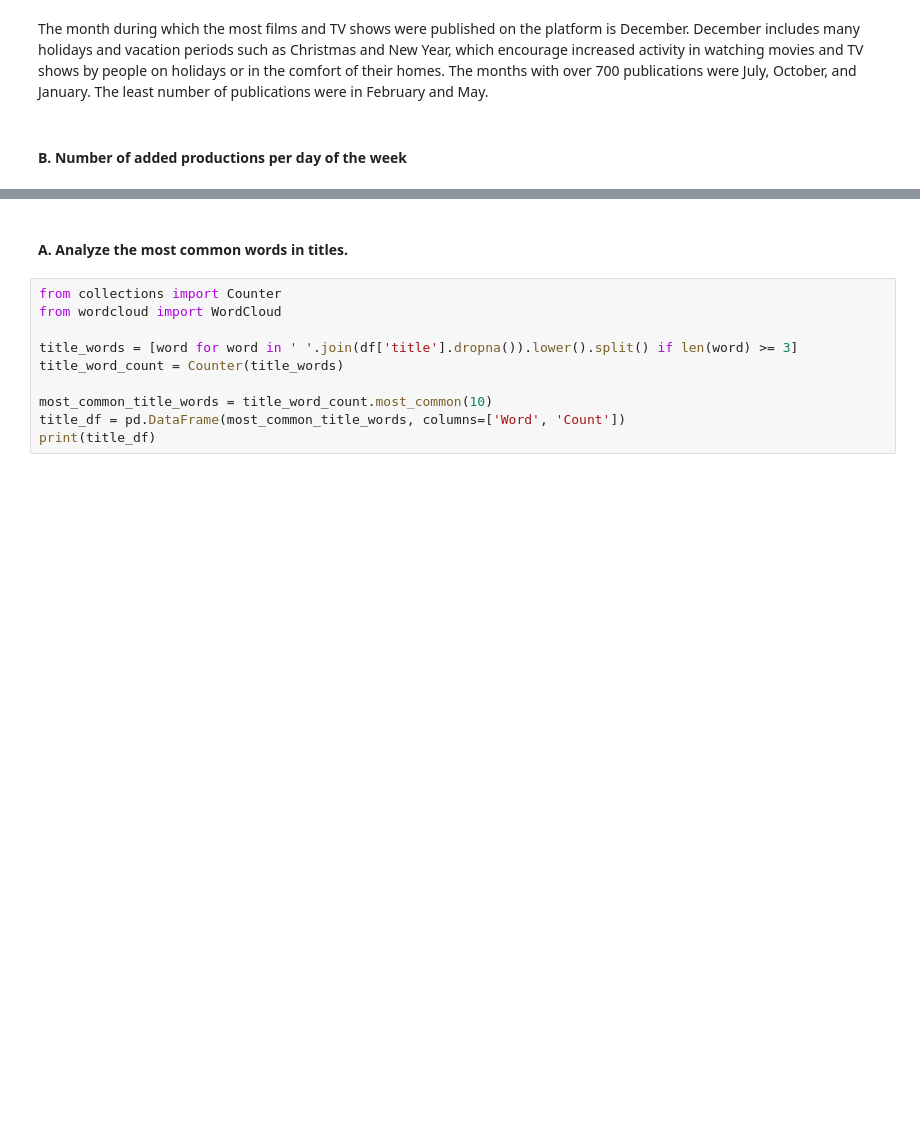
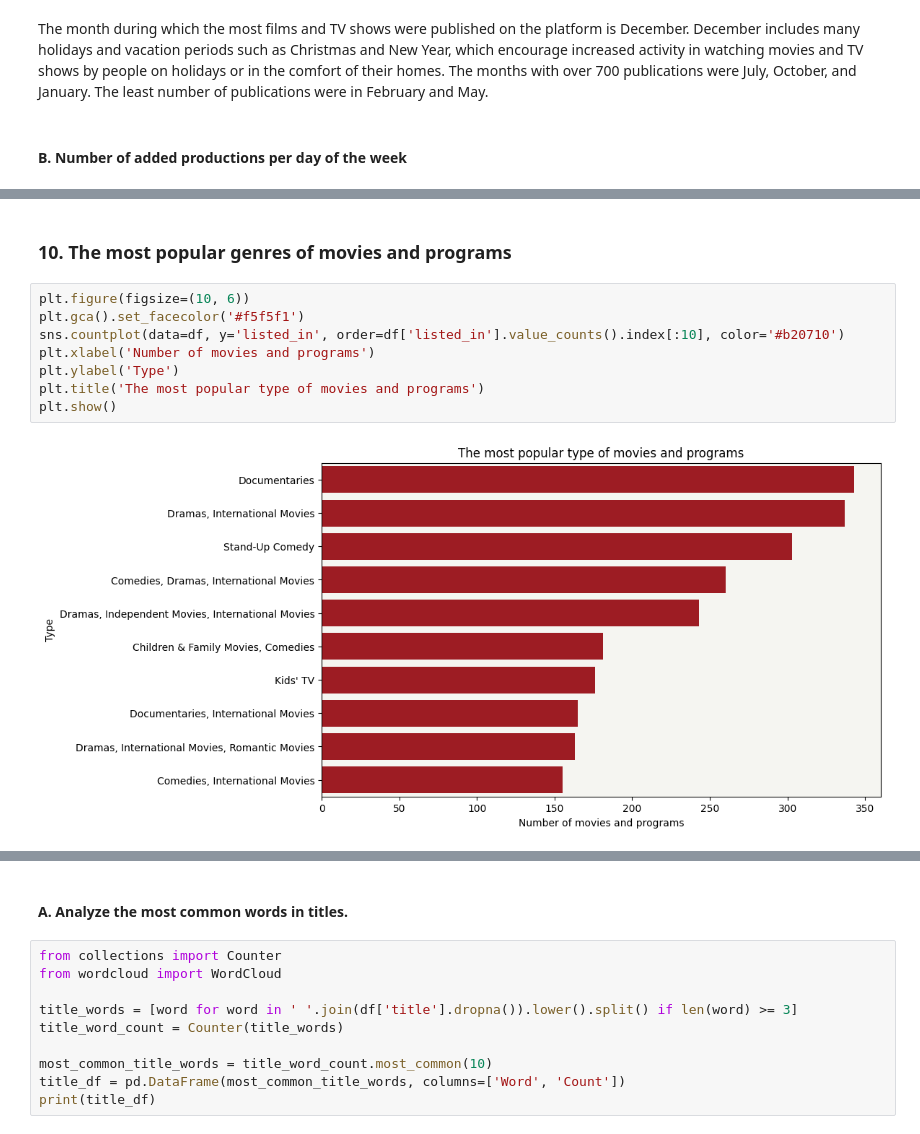
Before and after one commit to sendecka/MY_PROJECT-, a Jupyter notebook: 01 PROJECT - NETFLIX/netflix.ipynb, the cells around one changed output, grey strips where cells are left out. Drawn from its saved outputs; the diff is of its cells as text; blank space fills up the shorter version.

```diff
--- a/01 PROJECT - NETFLIX/netflix.ipynb
+++ b/01 PROJECT - NETFLIX/netflix.ipynb
@@ -528,0 +556,12 @@ plt.show()
+# %% [markdown]
+### 10. The most popular genres of movies and programs
+# %%
+plt.figure(figsize=(10, 6))
+plt.gca().set_facecolor('#f5f5f1')
+sns.countplot(data=df, y='listed_in', order=df['listed_in'].value_counts().index[:10], color='#b20710')
+plt.xlabel('Number of movies and programs')
+plt.ylabel('Type')
+plt.title('The most popular type of movies and programs')
+plt.show()
+# %% [output]
+[figure, added]
```
Also changed, not shown: parts of 50 cells of this notebook.
